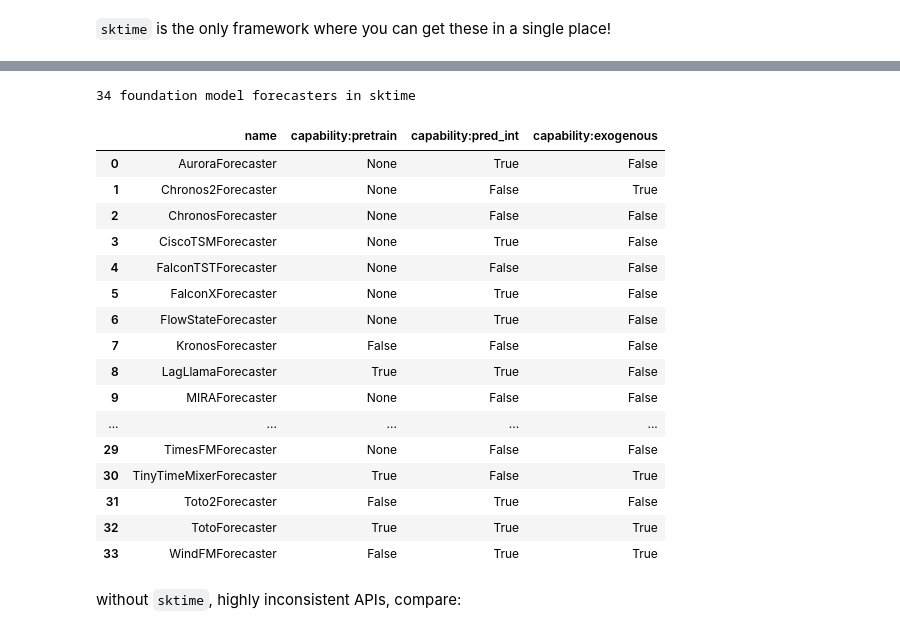
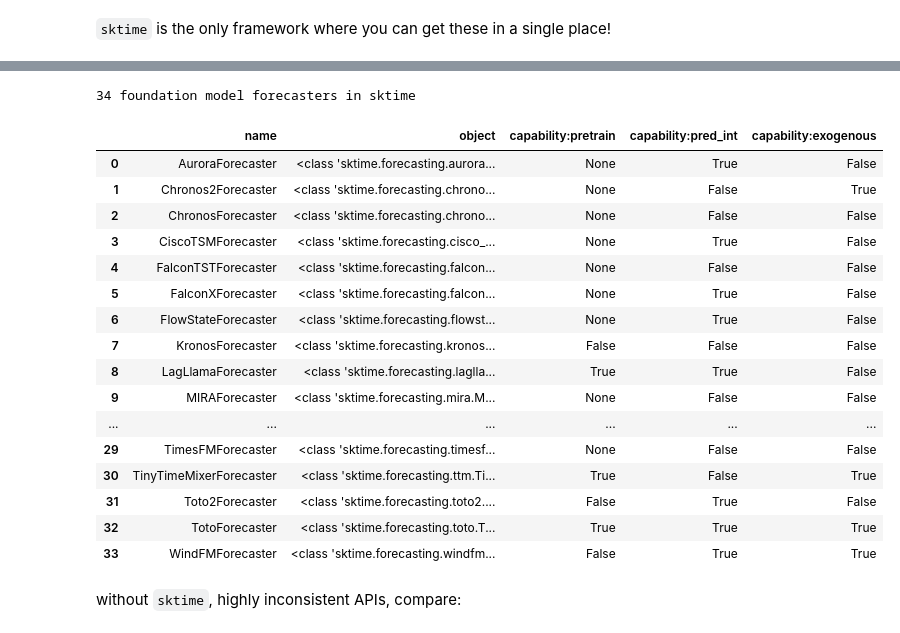
Before and after one commit to sktime/sktime-workshop-pycon-ireland-2026, a Jupyter notebook: 02_foundation_models.ipynb, the cells around one changed output, grey strips where cells are left out. Saved outputs shown, nothing was run; the diff lists cells and outputs as text; code cells hidden in the pictures.

```diff
--- a/02_foundation_models.ipynb
+++ b/02_foundation_models.ipynb
@@ -168,4 +168,5 @@ fms = all_estimators(
     as_dataframe=True,
 )
 print(f"{len(fms)} foundation model forecasters in sktime")
+fms
 # %% [output]
@@ -173,21 +174,21 @@ W1120 19:35:06.142000 44952 torch/distributed/elastic/multiprocessing/redirects.
 34 foundation model forecasters in sktime
-|  | name | capability:pretrain | capability:pred_int | capability:exogenous |
-| 0 | AuroraForecaster | None | True | False |
-| 1 | Chronos2Forecaster | None | False | True |
-| 2 | ChronosForecaster | None | False | False |
-| 3 | CiscoTSMForecaster | None | True | False |
-| 4 | FalconTSTForecaster | None | False | False |
-| 5 | FalconXForecaster | None | True | False |
-| 6 | FlowStateForecaster | None | True | False |
-| 7 | KronosForecaster | False | False | False |
-| 8 | LagLlamaForecaster | True | True | False |
-| 9 | MIRAForecaster | None | False | False |
-| ... | ... | ... | ... | ... |
-| 29 | TimesFMForecaster | None | False | False |
-| 30 | TinyTimeMixerForecaster | True | False | True |
-| 31 | Toto2Forecaster | False | True | False |
-| 32 | TotoForecaster | True | True | True |
-| 33 | WindFMForecaster | False | True | True |
+|  | name | object | capability:pretrain | capability:pred_int | capability:exogenous |
+| 0 | AuroraForecaster | <class 'sktime.forecasting.aurora... | None | True | False |
+| 1 | Chronos2Forecaster | <class 'sktime.forecasting.chrono... | None | False | True |
+| 2 | ChronosForecaster | <class 'sktime.forecasting.chrono... | None | False | False |
+| 3 | CiscoTSMForecaster | <class 'sktime.forecasting.cisco_... | None | True | False |
+| 4 | FalconTSTForecaster | <class 'sktime.forecasting.falcon... | None | False | False |
+| 5 | FalconXForecaster | <class 'sktime.forecasting.falcon... | None | True | False |
+| 6 | FlowStateForecaster | <class 'sktime.forecasting.flowst... | None | True | False |
+| 7 | KronosForecaster | <class 'sktime.forecasting.kronos... | False | False | False |
+| 8 | LagLlamaForecaster | <class 'sktime.forecasting.laglla... | True | True | False |
+| 9 | MIRAForecaster | <class 'sktime.forecasting.mira.M... | None | False | False |
+| ... | ... | ... | ... | ... | ... |
+| 29 | TimesFMForecaster | <class 'sktime.forecasting.timesf... | None | False | False |
+| 30 | TinyTimeMixerForecaster | <class 'sktime.forecasting.ttm.Ti... | True | False | True |
+| 31 | Toto2Forecaster | <class 'sktime.forecasting.toto2.... | False | True | False |
+| 32 | TotoForecaster | <class 'sktime.forecasting.toto.T... | True | True | True |
+| 33 | WindFMForecaster | <class 'sktime.forecasting.windfm... | False | True | True |
 # %% [markdown]
 without `sktime`, highly inconsistent APIs, compare:
 # %% [markdown]
```
Also changed, not shown: parts of 4 cells of this notebook, 4 other files.
